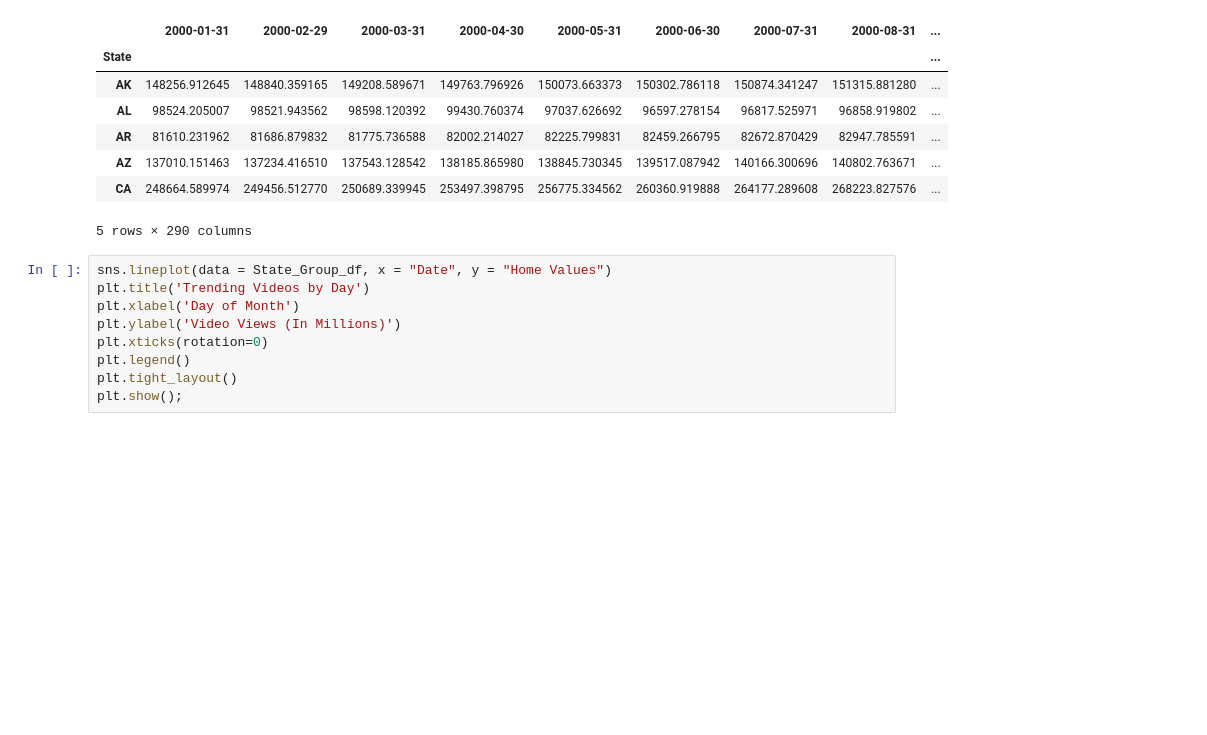
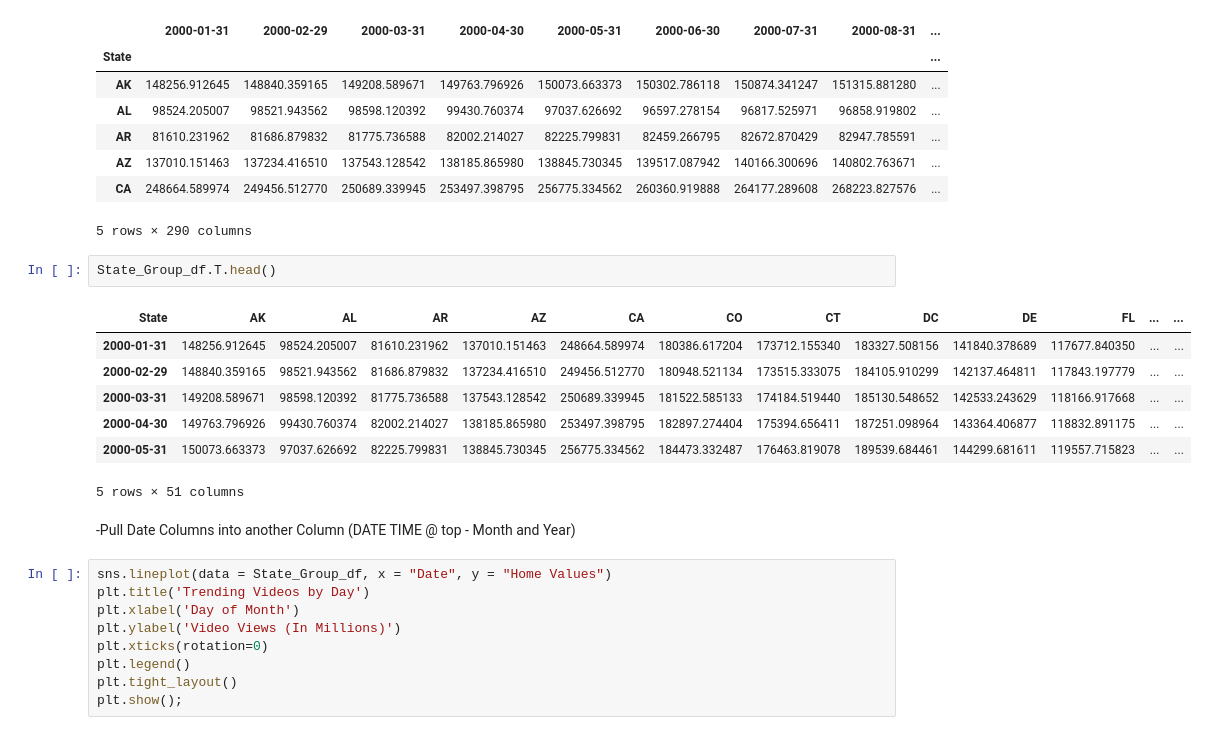
Before and after one commit to cdmoseley/Housing_Zillow, a Jupyter notebook: Housing_Zillow.ipynb, the cells around one changed output. Drawn from its saved outputs; the diff is of its cells as text; blank space fills up the shorter version.

```diff
--- a/Housing_Zillow.ipynb
+++ b/Housing_Zillow.ipynb
@@ -106,6 +112,18 @@ State_Group_df.head()
 | AZ | 137010.151463 | 137234.416510 | 137543.128542 | 138185.865980 | 138845.730345 | 139517.087942 | 140166.300696 | 140802.763671 | ... |
 | CA | 248664.589974 | 249456.512770 | 250689.339945 | 253497.398795 | 256775.334562 | 260360.919888 | 264177.289608 | 268223.827576 | ... |
 5 rows × 290 columns
+# %%
+State_Group_df.T.head()
+# %% [output]
+| State | AK | AL | AR | AZ | CA | CO | CT | DC | DE | FL | ... | ... |
+| 2000-01-31 | 148256.912645 | 98524.205007 | 81610.231962 | 137010.151463 | 248664.589974 | 180386.617204 | 173712.155340 | 183327.508156 | 141840.378689 | 117677.840350 | ... | ... |
+| 2000-02-29 | 148840.359165 | 98521.943562 | 81686.879832 | 137234.416510 | 249456.512770 | 180948.521134 | 173515.333075 | 184105.910299 | 142137.464811 | 117843.197779 | ... | ... |
+| 2000-03-31 | 149208.589671 | 98598.120392 | 81775.736588 | 137543.128542 | 250689.339945 | 181522.585133 | 174184.519440 | 185130.548652 | 142533.243629 | 118166.917668 | ... | ... |
+| 2000-04-30 | 149763.796926 | 99430.760374 | 82002.214027 | 138185.865980 | 253497.398795 | 182897.274404 | 175394.656411 | 187251.098964 | 143364.406877 | 118832.891175 | ... | ... |
+| 2000-05-31 | 150073.663373 | 97037.626692 | 82225.799831 | 138845.730345 | 256775.334562 | 184473.332487 | 176463.819078 | 189539.684461 | 144299.681611 | 119557.715823 | ... | ... |
+5 rows × 51 columns
+# %% [markdown]
+-Pull Date Columns into another Column (DATE TIME @ top - Month and Year)
 # %%
 sns.lineplot(data = State_Group_df, x = "Date", y = "Home Values")
 plt.title('Trending Videos by Day')
```
Also changed, not shown: parts of 3 cells of this notebook.
